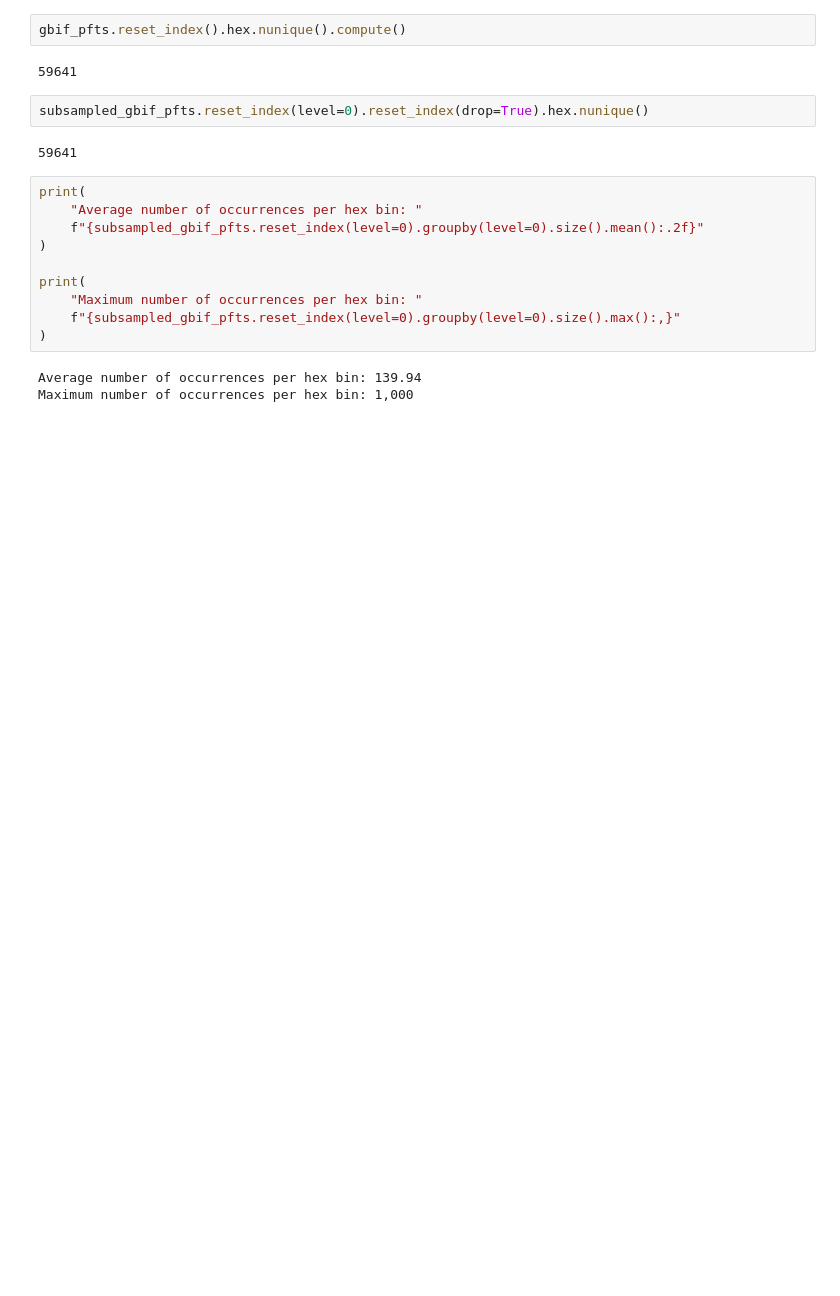
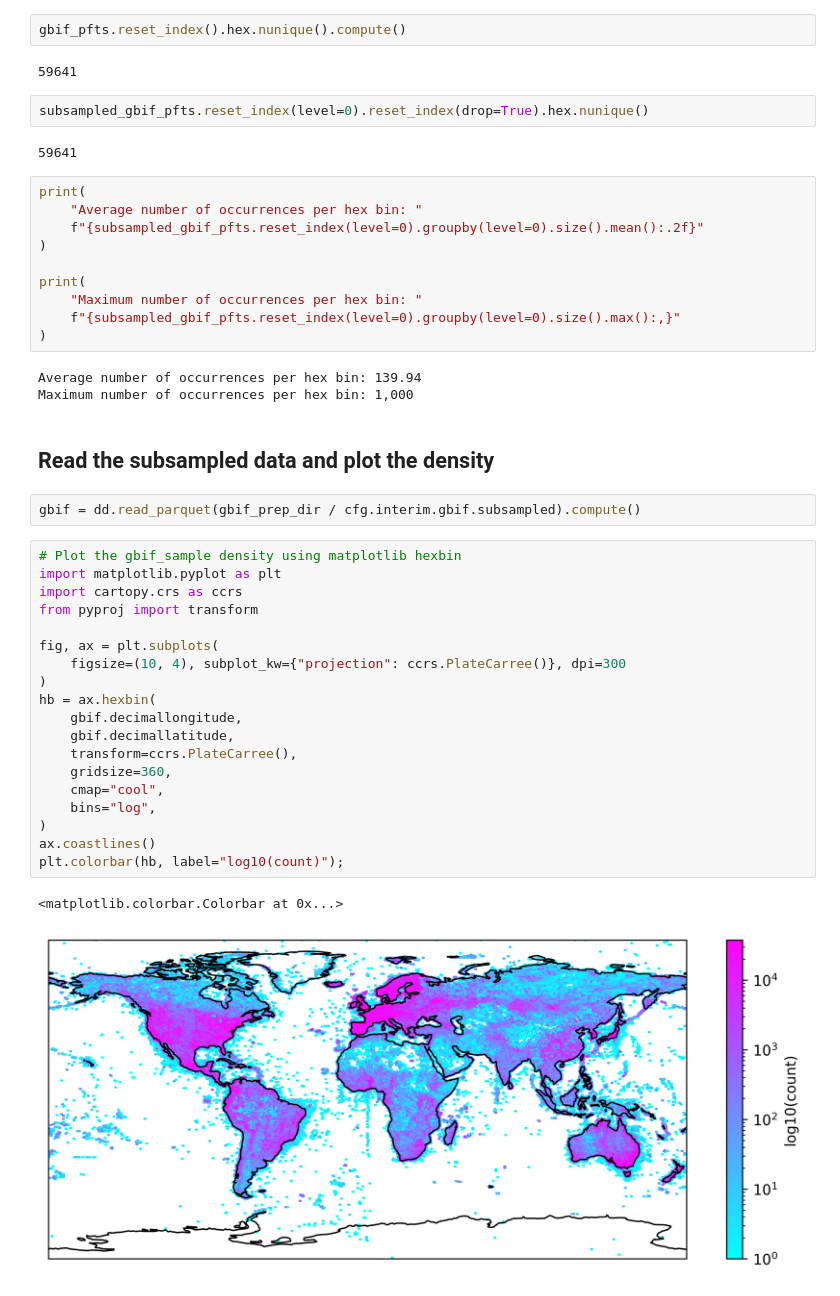
Before and after one commit to GeoSense-Freiburg/cit-sci-traits, a Jupyter notebook: notebooks/0-1_global_trait_data/0-1-2_explore_GBIF.ipynb, the cells around one changed output. Cells and saved outputs as stored; diff of their text form; blank space fills up the shorter version.

Commit message:
plot subsampled GBIF density

```diff
--- a/notebooks/0-1_global_trait_data/0-1-2_explore_GBIF.ipynb
+++ b/notebooks/0-1_global_trait_data/0-1-2_explore_GBIF.ipynb
@@ -294,3 +305,29 @@ print(
 # %% [output]
 Average number of occurrences per hex bin: 139.94
 Maximum number of occurrences per hex bin: 1,000
+# %% [markdown]
+## Read the subsampled data and plot the density
+# %%
+gbif = dd.read_parquet(gbif_prep_dir / cfg.interim.gbif.subsampled).compute()
+# %%
+# Plot the gbif_sample density using matplotlib hexbin
+import matplotlib.pyplot as plt
+import cartopy.crs as ccrs
+from pyproj import transform
+
+fig, ax = plt.subplots(
+    figsize=(10, 4), subplot_kw={"projection": ccrs.PlateCarree()}, dpi=300
+)
+hb = ax.hexbin(
+    gbif.decimallongitude,
+    gbif.decimallatitude,
+    transform=ccrs.PlateCarree(),
+    gridsize=360,
+    cmap="cool",
+    bins="log",
+)
+ax.coastlines()
+plt.colorbar(hb, label="log10(count)");
+# %% [output]
+<matplotlib.colorbar.Colorbar at 0x...>
+[figure, added]
```
Also changed, not shown: parts of 2 cells of this notebook.
